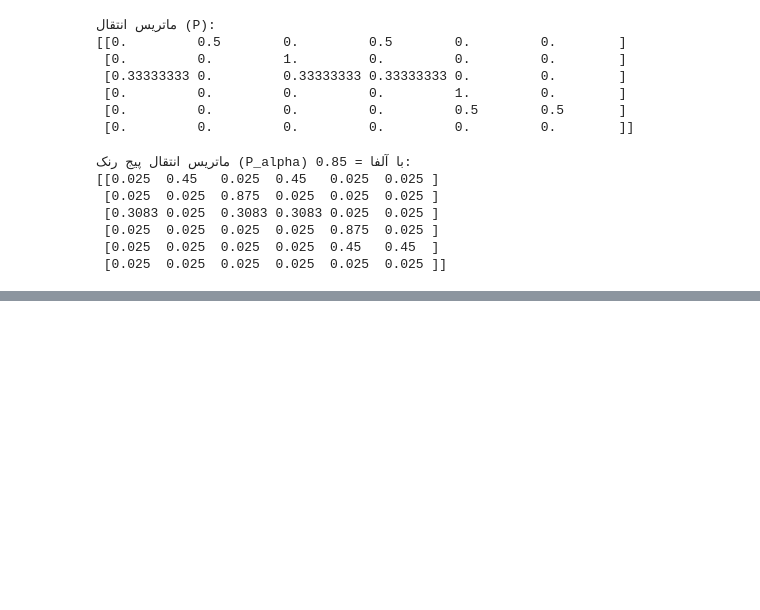
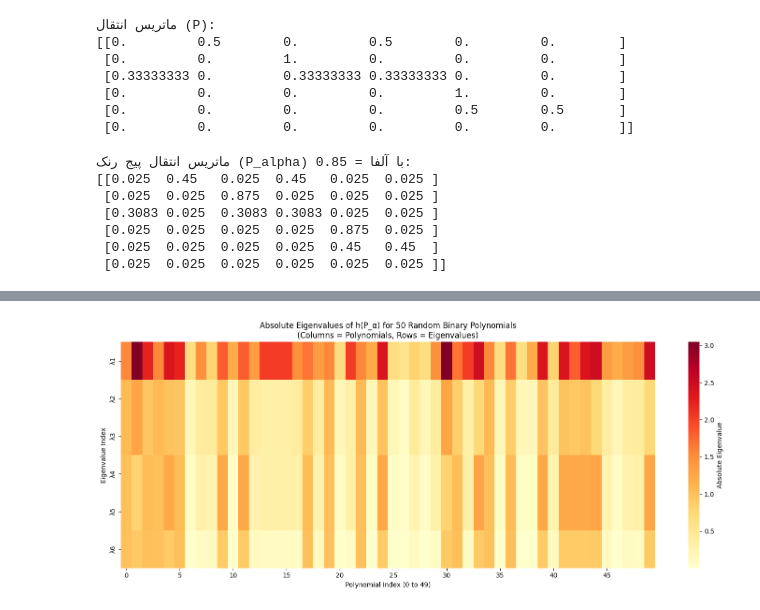
Before and after one commit to AzamChatrAzar/project1, a Jupyter notebook: Graph1.ipynb, the cells around one changed output, grey strips where cells are left out. Drawn from its saved outputs; the diff is of its cells as text; code cells hidden in the pictures; blank space fills up the shorter version.

```diff
--- a/Graph1.ipynb
+++ b/Graph1.ipynb
@@ -317,0 +261,8 @@ print("\nبردار ویژه نرمال‌شده (جمع=1):\n", np.round(v_max_
+# %%
+# نمایش نتایج برای 5 چندجمله‌ای اول
+print("قدر مطلق مقادیر ویژه برای 5 چندجمله‌ای اول:\n")
+for i, (poly, evals) in enumerate(zip(polynomials[:5], abs_eigenvalues[:5]), 1):
+    print(f"چندجمله‌ای {i}: {poly}")
+    print("قدر مطلق مقادیر ویژه:", np.round(evals, 4))
+    print("بزرگترین مقدار:", np.round(max(evals), 4))
+    print()
@@ -317,0 +314,35 @@ print("\nبردار ویژه نرمال‌شده (جمع=1):\n", np.round(v_max_
+# %%
+# 3. Compute absolute eigenvalues and store in matrix (columns = polynomials)
+abs_eigenvalues_matrix = np.zeros((6, num_polynomials))  # 6 eigenvalues × 50 polynomials
+
+for i, coeffs in enumerate(polynomials_coeffs):
+    # Compute h(P_alpha) for current polynomial
+    hP = evaluate_poly_on_matrix(P_alpha, coeffs)
+
+    # Calculate eigenvalues and take absolute values
+    evals = eigvals(hP)
+    abs_eigenvalues_matrix[:, i] = np.abs(evals)  # Store in column i
+# %%
+
+
+# 4. Plot heatmap of absolute eigenvalues
+plt.figure(figsize=(15, 6))
+heatmap = sns.heatmap(
+    abs_eigenvalues_matrix,
+    cmap="YlOrRd",  # Yellow-Orange-Red color scale
+    annot=False,     # Don't show values in cells (too dense)
+    cbar_kws={'label': 'Absolute Eigenvalue'},
+    yticklabels=[f"λ{i+1}" for i in range(6)],  # Eigenvalue labels (λ1 to λ6)
+    xticklabels=5    # Show x-axis label every 5 polynomials
+)
+
+plt.xlabel("Polynomial Index (0 to 49)")
+plt.ylabel("Eigenvalue Index")
+plt.title("Absolute Eigenvalues of h(P_α) for 50 Random Binary Polynomials\n(Columns = Polynomials, Rows = Eigenvalues)")
+plt.tight_layout()
+
+# Save high-resolution image
+plt.savefig("eigenvalues_heatmap.png", dpi=300, bbox_inches='tight')
+plt.show()
+# %% [output]
+[figure, added]
```
Also changed, not shown: parts of 13 cells of this notebook.
